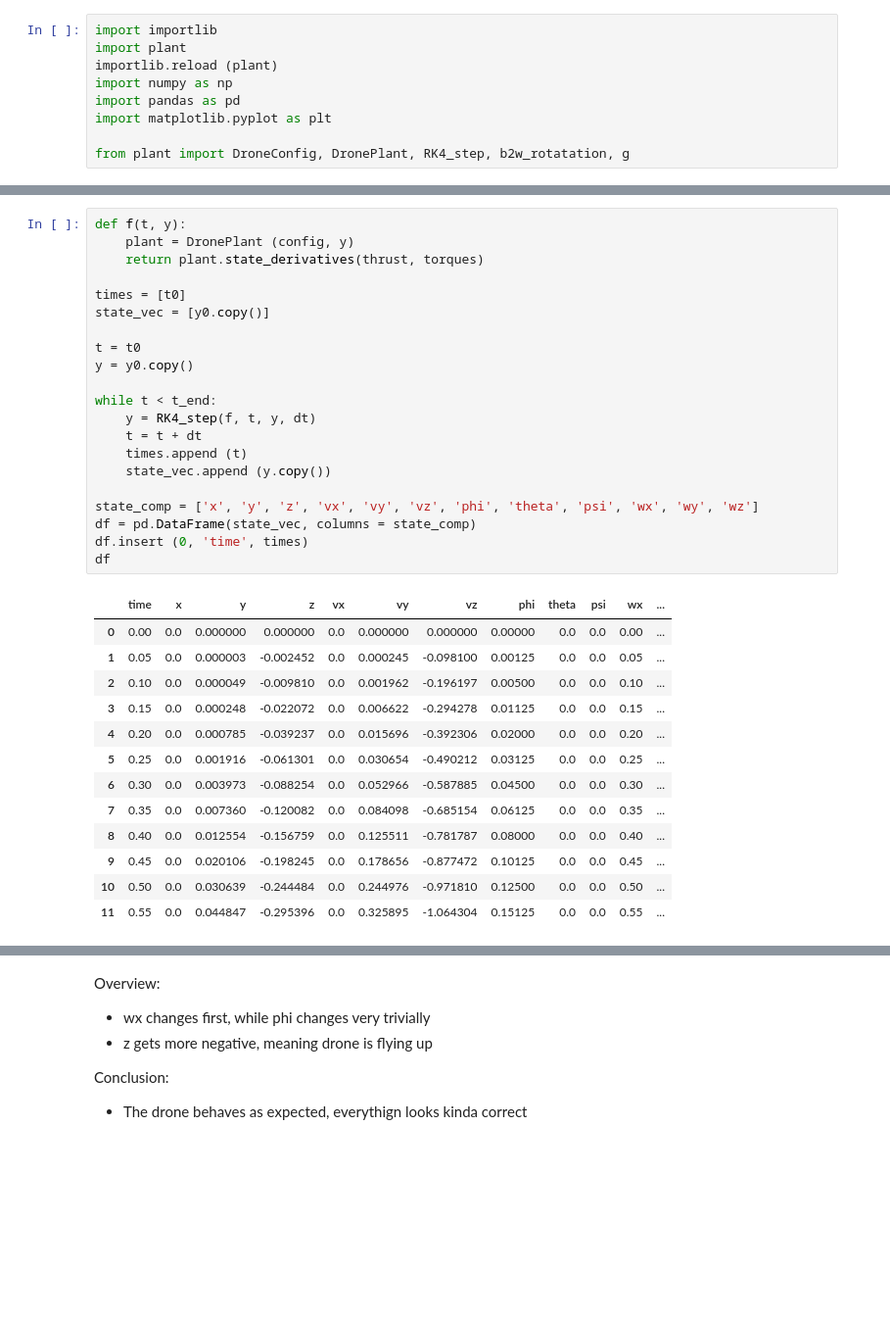
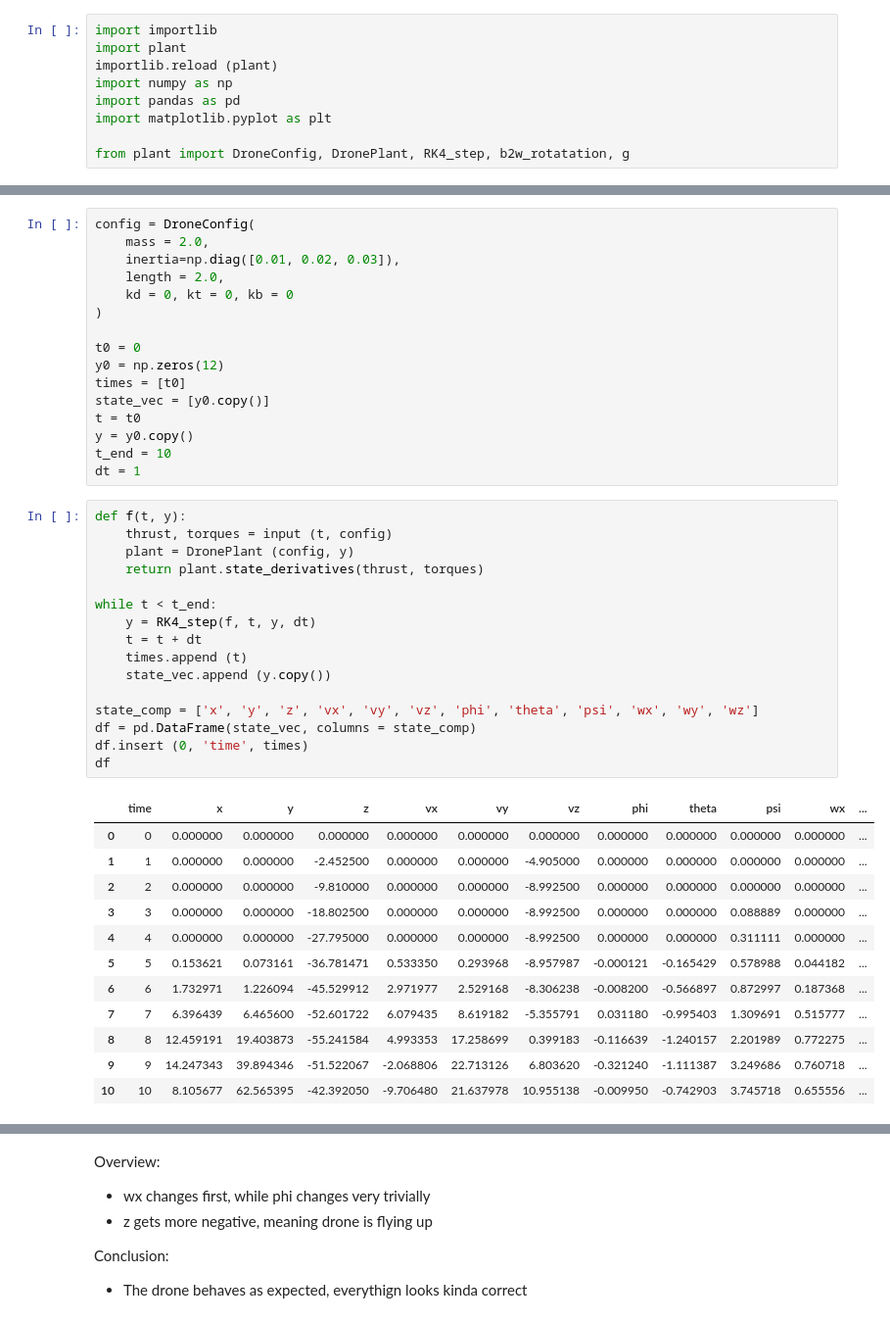
Before and after one commit to RuseaDev/Quadcopter-Simulator, a Jupyter notebook: RK4_Testing.ipynb, the cells around one changed output, grey strips where cells are left out. Shown at 98% size. Cells and saved outputs as stored; diff of their text form; blank space fills up the shorter version.

Commit message:
Update testcase with visualization and more complicated input

```diff
--- a/RK4_Testing.ipynb
+++ b/RK4_Testing.ipynb
@@ -57,35 +36,45 @@ torques: [0.01 0.   0.  ]
+# %%
+config = DroneConfig(
+    mass = 2.0,
+    inertia=np.diag([0.01, 0.02, 0.03]),
+    length = 2.0,
+    kd = 0, kt = 0, kb = 0
+)
+
+t0 = 0
+y0 = np.zeros(12)
+times = [t0]
+state_vec = [y0.copy()]
+t = t0
+y = y0.copy()
+t_end = 10
+dt = 1
 # %%
 def f(t, y):
+    thrust, torques = input (t, config)
     plant = DronePlant (config, y)
     return plant.state_derivatives(thrust, torques)
-
-times = [t0]
-state_vec = [y0.copy()]
-
-t = t0
-y = y0.copy()
 
 while t < t_end:
     y = RK4_step(f, t, y, dt)
     t = t + dt
     times.append (t)
     state_vec.append (y.copy())
 
 state_comp = ['x', 'y', 'z', 'vx', 'vy', 'vz', 'phi', 'theta', 'psi', 'wx', 'wy', 'wz']
 df = pd.DataFrame(state_vec, columns = state_comp)
 df.insert (0, 'time', times)
 df
 # %% [output]
 |  | time | x | y | z | vx | vy | vz | phi | theta | psi | wx | ... |
-| 0 | 0.00 | 0.0 | 0.000000 | 0.000000 | 0.0 | 0.000000 | 0.000000 | 0.00000 | 0.0 | 0.0 | 0.00 | ... |
-| 1 | 0.05 | 0.0 | 0.000003 | -0.002452 | 0.0 | 0.000245 | -0.098100 | 0.00125 | 0.0 | 0.0 | 0.05 | ... |
-| 2 | 0.10 | 0.0 | 0.000049 | -0.009810 | 0.0 | 0.001962 | -0.196197 | 0.00500 | 0.0 | 0.0 | 0.10 | ... |
-| 3 | 0.15 | 0.0 | 0.000248 | -0.022072 | 0.0 | 0.006622 | -0.294278 | 0.01125 | 0.0 | 0.0 | 0.15 | ... |
-| 4 | 0.20 | 0.0 | 0.000785 | -0.039237 | 0.0 | 0.015696 | -0.392306 | 0.02000 | 0.0 | 0.0 | 0.20 | ... |
-| 5 | 0.25 | 0.0 | 0.001916 | -0.061301 | 0.0 | 0.030654 | -0.490212 | 0.03125 | 0.0 | 0.0 | 0.25 | ... |
-| 6 | 0.30 | 0.0 | 0.003973 | -0.088254 | 0.0 | 0.052966 | -0.587885 | 0.04500 | 0.0 | 0.0 | 0.30 | ... |
-| 7 | 0.35 | 0.0 | 0.007360 | -0.120082 | 0.0 | 0.084098 | -0.685154 | 0.06125 | 0.0 | 0.0 | 0.35 | ... |
-| 8 | 0.40 | 0.0 | 0.012554 | -0.156759 | 0.0 | 0.125511 | -0.781787 | 0.08000 | 0.0 | 0.0 | 0.40 | ... |
-| 9 | 0.45 | 0.0 | 0.020106 | -0.198245 | 0.0 | 0.178656 | -0.877472 | 0.10125 | 0.0 | 0.0 | 0.45 | ... |
-| 10 | 0.50 | 0.0 | 0.030639 | -0.244484 | 0.0 | 0.244976 | -0.971810 | 0.12500 | 0.0 | 0.0 | 0.50 | ... |
-| 11 | 0.55 | 0.0 | 0.044847 | -0.295396 | 0.0 | 0.325895 | -1.064304 | 0.15125 | 0.0 | 0.0 | 0.55 | ... |
+| 0 | 0 | 0.000000 | 0.000000 | 0.000000 | 0.000000 | 0.000000 | 0.000000 | 0.000000 | 0.000000 | 0.000000 | 0.000000 | ... |
+| 1 | 1 | 0.000000 | 0.000000 | -2.452500 | 0.000000 | 0.000000 | -4.905000 | 0.000000 | 0.000000 | 0.000000 | 0.000000 | ... |
+| 2 | 2 | 0.000000 | 0.000000 | -9.810000 | 0.000000 | 0.000000 | -8.992500 | 0.000000 | 0.000000 | 0.000000 | 0.000000 | ... |
+| 3 | 3 | 0.000000 | 0.000000 | -18.802500 | 0.000000 | 0.000000 | -8.992500 | 0.000000 | 0.000000 | 0.088889 | 0.000000 | ... |
+| 4 | 4 | 0.000000 | 0.000000 | -27.795000 | 0.000000 | 0.000000 | -8.992500 | 0.000000 | 0.000000 | 0.311111 | 0.000000 | ... |
+| 5 | 5 | 0.153621 | 0.073161 | -36.781471 | 0.533350 | 0.293968 | -8.957987 | -0.000121 | -0.165429 | 0.578988 | 0.044182 | ... |
+| 6 | 6 | 1.732971 | 1.226094 | -45.529912 | 2.971977 | 2.529168 | -8.306238 | -0.008200 | -0.566897 | 0.872997 | 0.187368 | ... |
+| 7 | 7 | 6.396439 | 6.465600 | -52.601722 | 6.079435 | 8.619182 | -5.355791 | 0.031180 | -0.995403 | 1.309691 | 0.515777 | ... |
+| 8 | 8 | 12.459191 | 19.403873 | -55.241584 | 4.993353 | 17.258699 | 0.399183 | -0.116639 | -1.240157 | 2.201989 | 0.772275 | ... |
+| 9 | 9 | 14.247343 | 39.894346 | -51.522067 | -2.068806 | 22.713126 | 6.803620 | -0.321240 | -1.111387 | 3.249686 | 0.760718 | ... |
+| 10 | 10 | 8.105677 | 62.565395 | -42.392050 | -9.706480 | 21.637978 | 10.955138 | -0.009950 | -0.742903 | 3.745718 | 0.655556 | ... |
```
Also changed, not shown: parts of 12 cells of this notebook.
